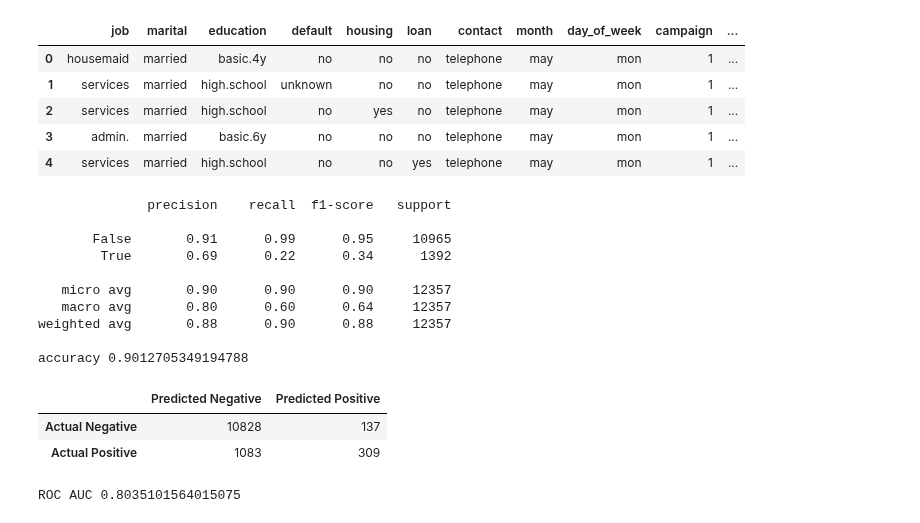
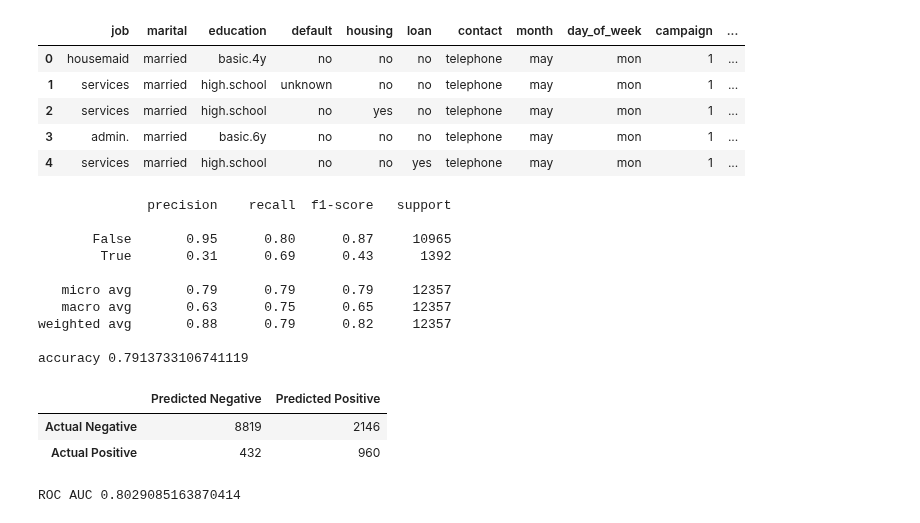
Before and after one commit to LambdaSchool/DS-Unit-2-Sprint-3-Classification-Validation, a Jupyter notebook: module3-classification-metrics/LS_DS_242_Validate_classification_problems_LIVE_LESSON.ipynb, the cells around one changed output. Saved outputs shown, nothing was run; the diff lists cells and outputs as text; code cells hidden in the pictures.

Commit message:
Update class_weight on Redo

```diff
--- a/module3-classification-metrics/LS_DS_242_Validate_classification_problems_LIVE_LESSON.ipynb
+++ b/module3-classification-metrics/LS_DS_242_Validate_classification_problems_LIVE_LESSON.ipynb
@@ -705,9 +705,9 @@ from sklearn.linear_model import LogisticRegression
 bank1 = pd.read_csv('bank-additional/bank-additional-full.csv', sep=';')
 
 # Bin age by interval of 10
-age_bins = [age for age in range(10, 110, 10)]
-age_by_decade = [10,20,30,40,50,60,70,80,90]
-bank1['age_range'] = pd.cut(x=bank1['age'], bins=age_bins)
+# age_bins = [age for age in range(10, 110, 10)]
+# age_by_decade = [10,20,30,40,50,60,70,80,90]
+# bank1['age_range'] = pd.cut(x=bank1['age'], bins=age_bins)
 
 
 #Round age to nearest 10
@@ -718,7 +718,7 @@ bank1['age_round_10'] = bank1['age'].round(-1)
 #Encode categorical - 0:no, 1:yes
 #bank1['housing'] = (bank1['housing'] == 'yes').astype(int)
 
-X = bank1.drop(columns=['age','duration','age_range','y'])
+X = bank1.drop(columns=['age','duration','y'])
 y = bank1['y'] == 'yes'
 
 X_train, X_test, y_train, y_test = train_test_split(X, y, test_size=.2, random_state=42, stratify=y)
@@ -739,39 +739,40 @@ X.head()
 | 4 | services | married | high.school | no | no | yes | telephone | may | mon | 1 | ... |
 # %%
 #Make pipeline
+class_weight = {0: 1, 1: 10} #include 'None' or 'balanced' or dict
 pipeline = make_pipeline(
     ce.OneHotEncoder(use_cat_names=True),
     StandardScaler(),
-    LogisticRegression(solver='lbfgs',max_iter=1000)
+    LogisticRegression(solver='lbfgs',max_iter=1000, class_weight = class_weight)
 )
 
 #Fit Model and predict
 pipeline.fit(X_train, y_train)
 y_pred = pipeline.predict(X_val)
 
 #Check report and display confusion matrix
 print(classification_report(y_val, y_pred))
 print('accuracy', accuracy_score(y_val, y_pred))
 display(pd.DataFrame(
     confusion_matrix(y_val, y_pred),
     columns=['Predicted Negative', 'Predicted Positive'],
     index=['Actual Negative', 'Actual Positive']))
 
 #ROC score
 y_pred_proba = pipeline.predict_proba(X_val)[:,1]
 print('ROC AUC', roc_auc_score(y_val, y_pred_proba))
 # %% [output]
               precision    recall  f1-score   support
 
-       False       0.91      0.99      0.95     10965
-        True       0.69      0.22      0.34      1392
+       False       0.95      0.80      0.87     10965
+        True       0.31      0.69      0.43      1392
 
-   micro avg       0.90      0.90      0.90     12357
-   macro avg       0.80      0.60      0.64     12357
-weighted avg       0.88      0.90      0.88     12357
+   micro avg       0.79      0.79      0.79     12357
+   macro avg       0.63      0.75      0.65     12357
+weighted avg       0.88      0.79      0.82     12357
 
-accuracy 0.9012705349194788
+accuracy 0.7913733106741119
 |  | Predicted Negative | Predicted Positive |
-| Actual Negative | 10828 | 137 |
-| Actual Positive | 1083 | 309 |
+| Actual Negative | 8819 | 2146 |
+| Actual Positive | 432 | 960 |
-ROC AUC 0.8035101564015075
+ROC AUC 0.8029085163870414
```
Also changed, not shown: parts of 1 cell of this notebook.
